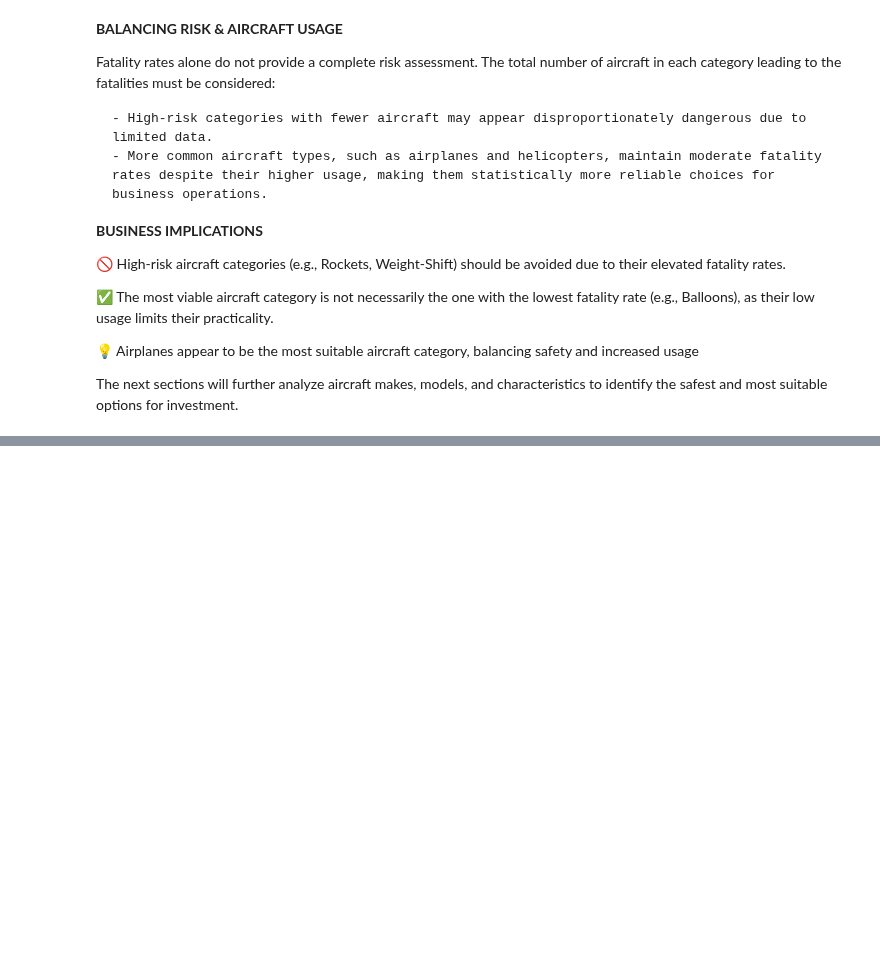
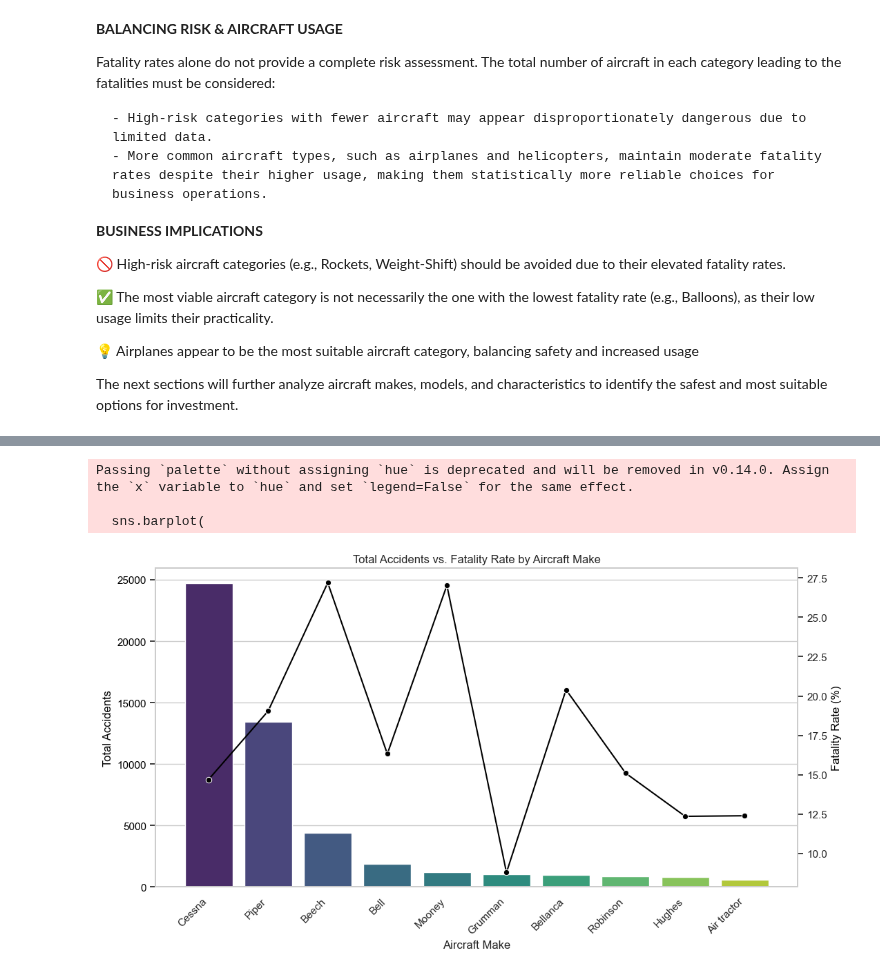
Before and after one commit to rongachoka/Aviation_EDA, a Jupyter notebook: aircraft_safety/analysis_draft.ipynb, the cells around one changed output, grey strips where cells are left out. Cells and saved outputs as stored; diff of their text form; code cells hidden in the pictures; blank space fills up the shorter version.

Commit message:
Aircraft safety patterns

```diff
--- a/aircraft_safety/analysis_draft.ipynb
+++ b/aircraft_safety/analysis_draft.ipynb
@@ -1103,0 +1115,19 @@ This section will aim to answer which aircraft makes, models and categories have
+# %%
+# Total Accident by Make
+total_accidents_make = us_df3.groupby("Make")["Aircraft_Category"].count()
+fatal_accidents_make = us_df3[us_df3["Injury_Severity"] == "Fatal"].groupby("Make")["Aircraft_Category"].count()
+
+#fatality rate per make
+fatality_rate_make = (fatal_accidents_make / total_accidents_make) * 100
+
+# Filter only the top 15 makes by accident count
+top_makes = total_accidents_make.sort_values(ascending=False).head(10).index
+
+# Put it in a df
+fatality_summary = pd.DataFrame({
+    "Total Accidents": total_accidents_make.loc[top_makes],
+    "Fatality Rate (%)": fatality_rate_make.loc[top_makes]
+}).dropna().sort_values(by="Total Accidents", ascending=False)
+
+# Step 6: Display results
+print(fatality_summary)
@@ -1103,0 +1147,41 @@ This section will aim to answer which aircraft makes, models and categories have
+# %%
+fatality_summary_sorted = fatality_summary.sort_values(by="Total Accidents", ascending=False)
+
+# Create figure and axis
+fig, ax1 = plt.subplots(figsize=(12, 6))
+
+# Bar plot for total accidents (Primary Y-axis)
+sns.barplot(
+    x=fatality_summary_sorted.index,
+    y=fatality_summary_sorted["Total Accidents"],
+    palette="viridis",
+    ax=ax1
+)
+
+ax1.set_ylabel("Total Accidents", color="black")
+ax1.set_xlabel("Aircraft Make")
+ax1.tick_params(axis="y", labelcolor="black")
+ax1.set_xticklabels(ax1.get_xticklabels(), rotation=45, ha="right")
+
+# Create secondary Y-axis for fatality rate
+ax2 = ax1.twinx()
+sns.lineplot(
+    x=fatality_summary_sorted.index,
+    y=fatality_summary_sorted["Fatality Rate (%)"],
+    marker="o",
+    color="black",
+    ax=ax2
+)
+
+ax2.set_ylabel("Fatality Rate (%)", color="black")
+ax2.tick_params(axis="y")
+ax2.yaxis.grid(False)
+
+# Title & Layout
+plt.title("Total Accidents vs. Fatality Rate by Aircraft Make")
+plt.show()
+# %% [output]
+Passing `palette` without assigning `hue` is deprecated and will be removed in v0.14.0. Assign the `x` variable to `hue` and set `legend=False` for the same effect.
+
+  sns.barplot(
+[figure, added]
```
Also changed, not shown: parts of 16 cells of this notebook.
